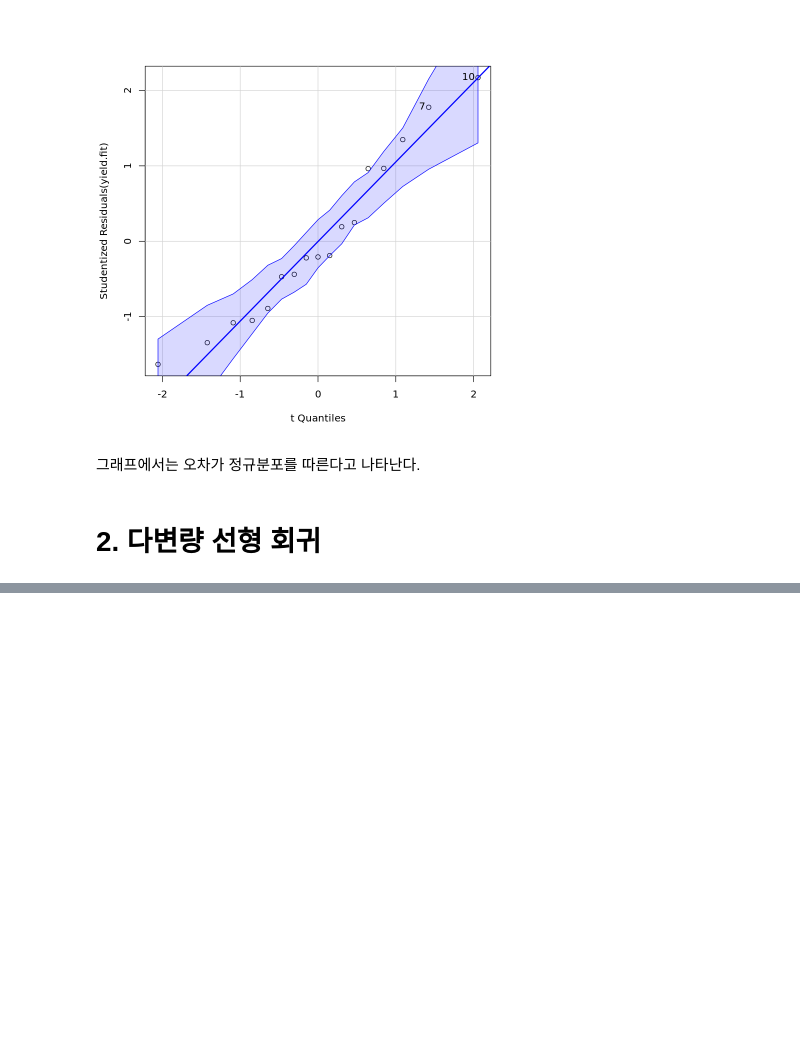
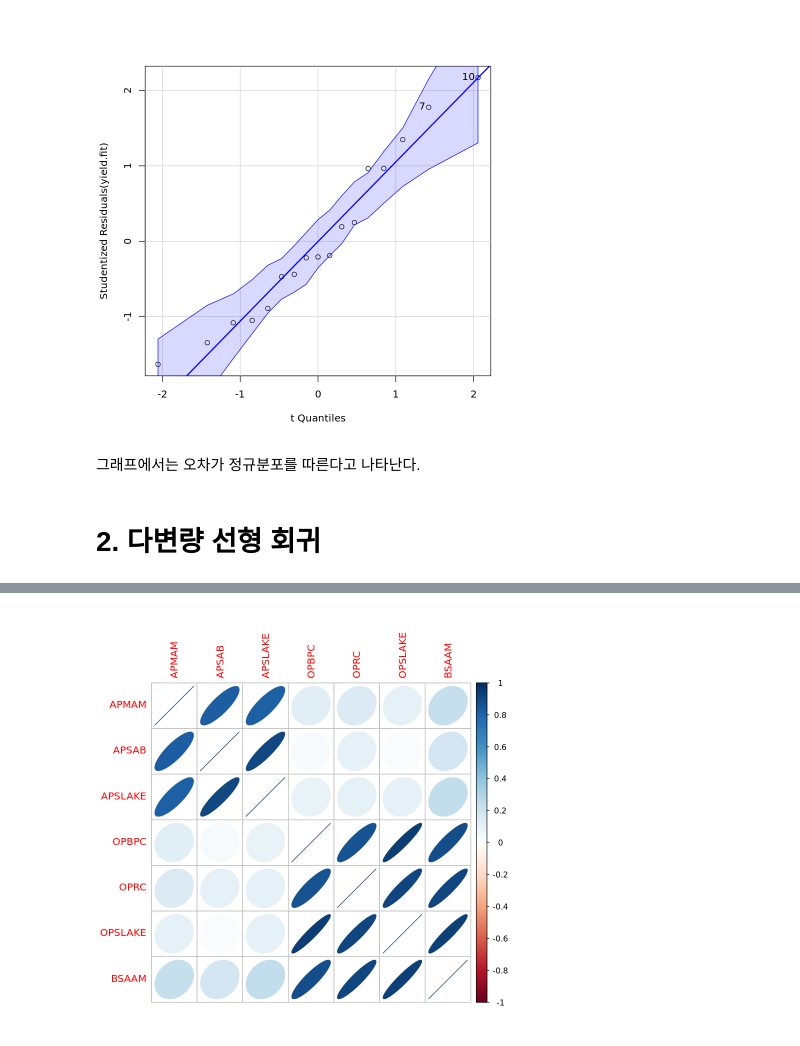
Before and after one commit to zzkl27/DataMining, a Jupyter notebook: R/Basic/선형회귀분석.ipynb, the cells around one changed output, grey strips where cells are left out. Cells and saved outputs as stored; diff of their text form; code cells hidden in the pictures; blank space fills up the shorter version.

```diff
--- a/R/Basic/선형회귀분석.ipynb
+++ b/R/Basic/선형회귀분석.ipynb
@@ -153,0 +170,3 @@ Loading required package: carData
+# %%
+water = read.delim(paste(STORAGE, "Structured", "R", "data", "water.txt",sep="/"), sep=" ", header=TRUE)
+str(water) # 데이터의 구조를 출력
@@ -153,0 +183,3 @@ Loading required package: carData
+# %%
+socal.water <- water[, -1] # 1열 제거
+head(socal.water)
@@ -153,0 +198,5 @@ Loading required package: carData
+# %%
+# install.packages("corrplot") # 패키지 설치
+library(corrplot)
+water.cor <- cor(socal.water)
+water.cor # 상관계수 행렬
@@ -153,0 +214,4 @@ Loading required package: carData
+# %%
+corrplot(water.cor, method="ellipse")
+# %% [output]
+[figure, added]
```
Also changed, not shown: parts of 47 cells of this notebook.
